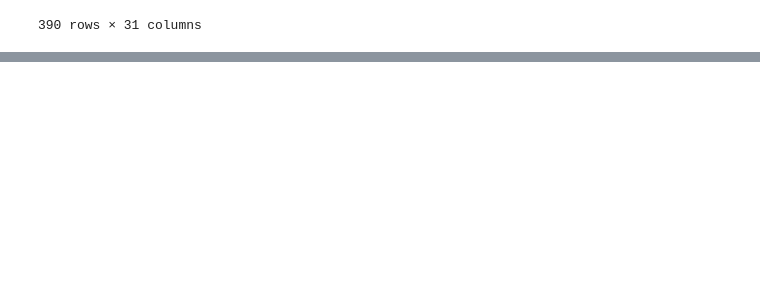
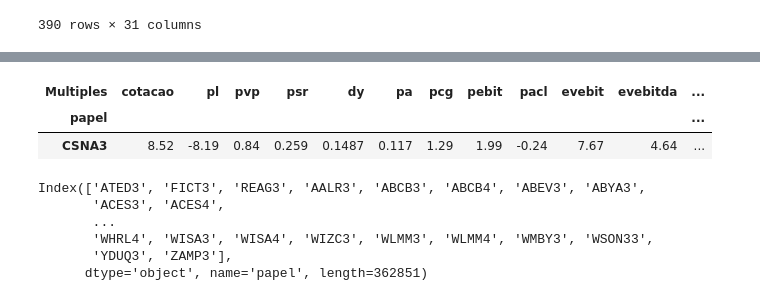
Before and after one commit to gusascorrea/magic_app, a Jupyter notebook: notebooks/testes.ipynb, the cells around one changed output, grey strips where cells are left out. Drawn from its saved outputs; the diff is of its cells as text; code cells hidden in the pictures; blank space fills up the shorter version.

```diff
--- a/notebooks/testes.ipynb
+++ b/notebooks/testes.ipynb
@@ -20,30 +50,44 @@ performance
 # %%
 import pandas as pd
 import fundamentus as fd
 
 # Get the data
 data = fd.get_resultado_raw()
 
-# add the update date
+# # add the update date
 
-data['update date'] = pd.to_datetime('today').strftime('%Y-%m-%d')
+# data['update date'] = pd.to_datetime('today').strftime('%Y-%m-%d')
 
-# read the previous data
-previous_data = pd.read_parquet('../data/fundamentus_data.parquet')
+# # read the previous data
+# previous_data = pd.read_parquet('../data/fundamentus_data.parquet')
 
-# append the new data
-data = pd.concat([previous_data, data])
+# # append the new data
+# data = pd.concat([previous_data, data])
 
-data['ticker'] = data.index
+# data['ticker'] = data.index
 
-# drop duplicates
-data.drop_duplicates(subset = ['ticker','update date'], keep = 'last', inplace = True)
+# # drop duplicates
+# data.drop_duplicates(subset = ['ticker','update date'], keep = 'last', inplace = True)
 
-# drop ticker column
-data.drop(columns = 'ticker', inplace = True)
+# # drop ticker column
+# data.drop(columns = 'ticker', inplace = True)
 
-# Save the data in parquet
-data.to_parquet('../data/fundamentus_data.parquet', engine = 'pyarrow')
+# # Save the data in parquet
+# #data.to_parquet('../data/fundamentus_data.parquet', engine = 'pyarrow')
+data.loc[data.index == 'CSNA3']
+# %% [output]
+| Multiples | cotacao | pl | pvp | psr | dy | pa | pcg | pebit | pacl | evebit | evebitda | ... |
+| papel |  |  |  |  |  |  |  |  |  |  |  | ... |
+| CSNA3 | 8.52 | -8.19 | 0.84 | 0.259 | 0.1487 | 0.117 | 1.29 | 1.99 | -0.24 | 7.67 | 4.64 | ... |
+# %%
+df.index
+# %% [output]
+Index(['ATED3', 'FICT3', 'REAG3', 'AALR3', 'ABCB3', 'ABCB4', 'ABEV3', 'ABYA3',
+       'ACES3', 'ACES4',
+       ...
+       'WHRL4', 'WISA3', 'WISA4', 'WIZC3', 'WLMM3', 'WLMM4', 'WMBY3', 'WSON33',
+       'YDUQ3', 'ZAMP3'],
+      dtype='object', name='papel', length=362851)
 # %%
 df = pd.read_parquet('../data/fundamentus_data.parquet', engine = 'pyarrow')
 
```
Also changed, not shown: parts of 7 cells of this notebook, 3 other files.
